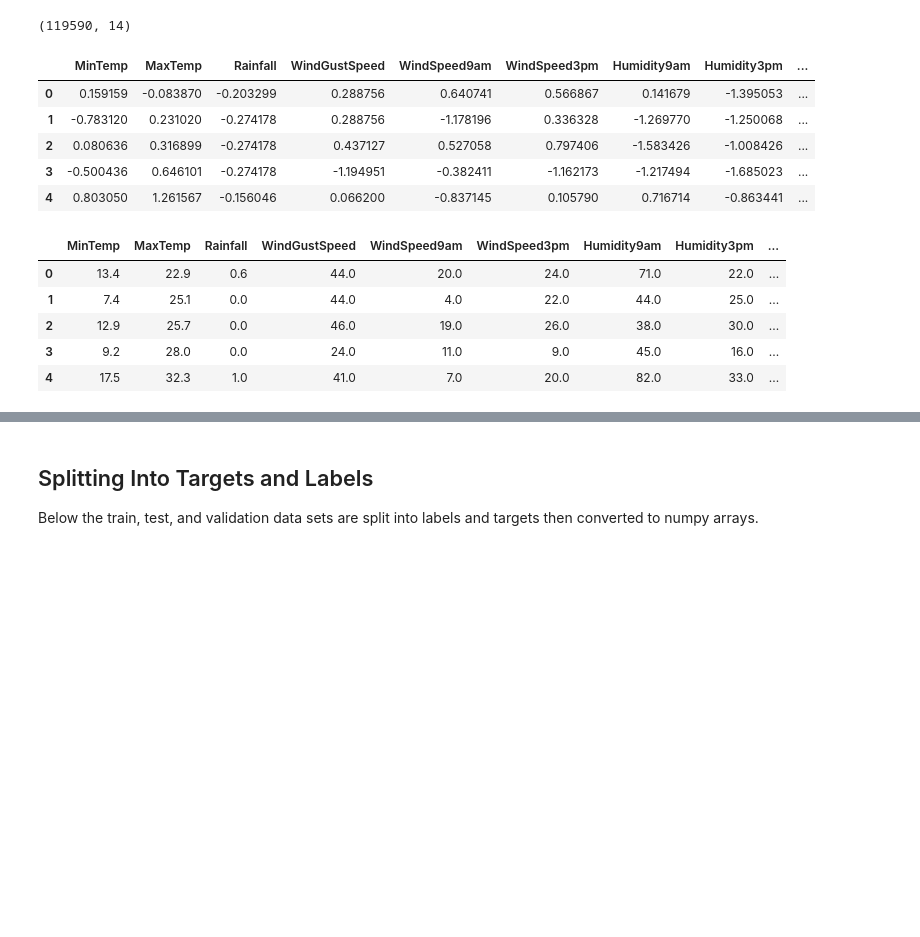
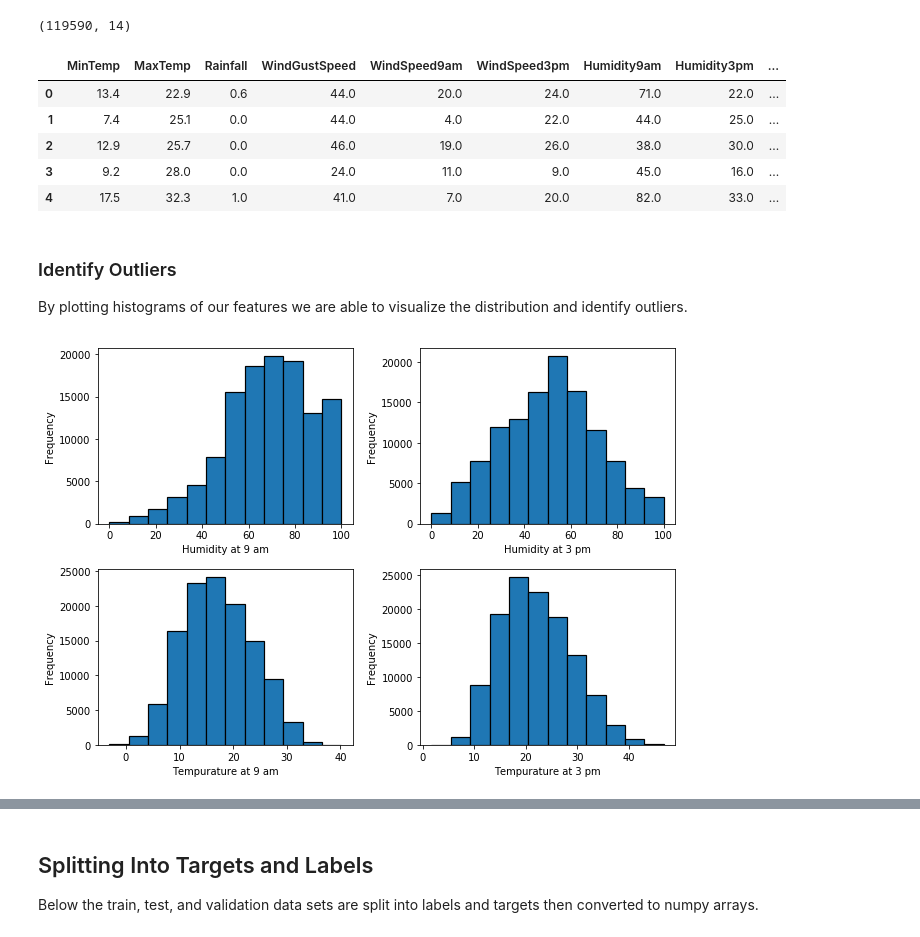
Before and after one commit to elliotvilhelm/COGS_108, a Jupyter notebook: main.ipynb, the cells around one changed output, grey strips where cells are left out. Saved outputs shown, nothing was run; the diff lists cells and outputs as text; code cells hidden in the pictures; blank space fills up the shorter version.

```diff
--- a/main.ipynb
+++ b/main.ipynb
@@ -71,31 +74,48 @@ df.shape
 # %% [output]
 (119590, 14)
 # %%
-df.head()
+# Encode Binary Labels for True/False Values
 df['RainToday'] = df['RainToday'].apply(lambda x: 0 if x == 'No' else 1)
 df['RainTomorrow'] = df['RainTomorrow'].apply(lambda x: 0 if x == 'No' else 1)
 df.head()
-y = df['RainTomorrow']
-X = df.drop(columns=['RainTomorrow'])
-save_rain = X['RainToday']
-X = X.drop(columns=['RainToday'])
-X = (X - X.mean())/X.std()
-X.head()
-X['RainToday'] = save_rain
-X.head()
 # %% [output]
 |  | MinTemp | MaxTemp | Rainfall | WindGustSpeed | WindSpeed9am | WindSpeed3pm | Humidity9am | Humidity3pm | ... |
-| 0 | 0.159159 | -0.083870 | -0.203299 | 0.288756 | 0.640741 | 0.566867 | 0.141679 | -1.395053 | ... |
-| 1 | -0.783120 | 0.231020 | -0.274178 | 0.288756 | -1.178196 | 0.336328 | -1.269770 | -1.250068 | ... |
-| 2 | 0.080636 | 0.316899 | -0.274178 | 0.437127 | 0.527058 | 0.797406 | -1.583426 | -1.008426 | ... |
-| 3 | -0.500436 | 0.646101 | -0.274178 | -1.194951 | -0.382411 | -1.162173 | -1.217494 | -1.685023 | ... |
-| 4 | 0.803050 | 1.261567 | -0.156046 | 0.066200 | -0.837145 | 0.105790 | 0.716714 | -0.863441 | ... |
+| 0 | 13.4 | 22.9 | 0.6 | 44.0 | 20.0 | 24.0 | 71.0 | 22.0 | ... |
+| 1 | 7.4 | 25.1 | 0.0 | 44.0 | 4.0 | 22.0 | 44.0 | 25.0 | ... |
+| 2 | 12.9 | 25.7 | 0.0 | 46.0 | 19.0 | 26.0 | 38.0 | 30.0 | ... |
+| 3 | 9.2 | 28.0 | 0.0 | 24.0 | 11.0 | 9.0 | 45.0 | 16.0 | ... |
+| 4 | 17.5 | 32.3 | 1.0 | 41.0 | 7.0 | 20.0 | 82.0 | 33.0 | ... |
-# %%
-df.head()
-# %% [output]
-|  | MinTemp | MaxTemp | Rainfall | WindGustSpeed | WindSpeed9am | WindSpeed3pm | Humidity9am | Humidity3pm | ... |
-| 0 | 13.4 | 22.9 | 0.6 | 44.0 | 20.0 | 24.0 | 71.0 | 22.0 | ... |
-| 1 | 7.4 | 25.1 | 0.0 | 44.0 | 4.0 | 22.0 | 44.0 | 25.0 | ... |
-| 2 | 12.9 | 25.7 | 0.0 | 46.0 | 19.0 | 26.0 | 38.0 | 30.0 | ... |
-| 3 | 9.2 | 28.0 | 0.0 | 24.0 | 11.0 | 9.0 | 45.0 | 16.0 | ... |
-| 4 | 17.5 | 32.3 | 1.0 | 41.0 | 7.0 | 20.0 | 82.0 | 33.0 | ... |
+# %% [markdown]
+### Identify Outliers
+By plotting histograms of our features we are able to visualize the distribution and identify outliers.
+# %%
+import matplotlib.pyplot as plt
+n_bins = 12
+grid = plt.GridSpec(4, 4)#, wspace=0.2, hspace=0.2)
+fig = plt.figure(figsize=(18, 12))
+ax1 = fig.add_subplot(grid[0,0])
+ax2 = fig.add_subplot(grid[0,1])
+ax3 = fig.add_subplot(grid[1,0])
+ax4 = fig.add_subplot(grid[1,1])
+
+ax1.hist(df['Humidity9am'].values,  bins=n_bins, edgecolor='black', linewidth=1.2)
+ax1.set_xlabel('Humidity at 9 am')
+ax1.set_ylabel('Frequency')
+
+ax2.hist(df['Humidity3pm'].values,  bins=n_bins, edgecolor='black', linewidth=1.2)
+ax2.set_xlabel('Humidity at 3 pm')
+ax2.set_ylabel('Frequency')
+
+ax3.hist(df['Temp9am'].values,  bins=n_bins, edgecolor='black', linewidth=1.2)
+ax3.set_xlabel('Tempurature at 9 am')
+ax3.set_ylabel('Frequency')
+
+ax4.hist(df['Temp3pm'].values,  bins=n_bins, edgecolor='black', linewidth=1.2)
+ax4.set_xlabel('Tempurature at 3 pm')
+ax4.set_ylabel('Frequency')
+
+
+plt.tight_layout()
+plt.show()
+# %% [output]
+[figure, added]
```
Also changed, not shown: parts of 26 cells of this notebook, 1 other file.
